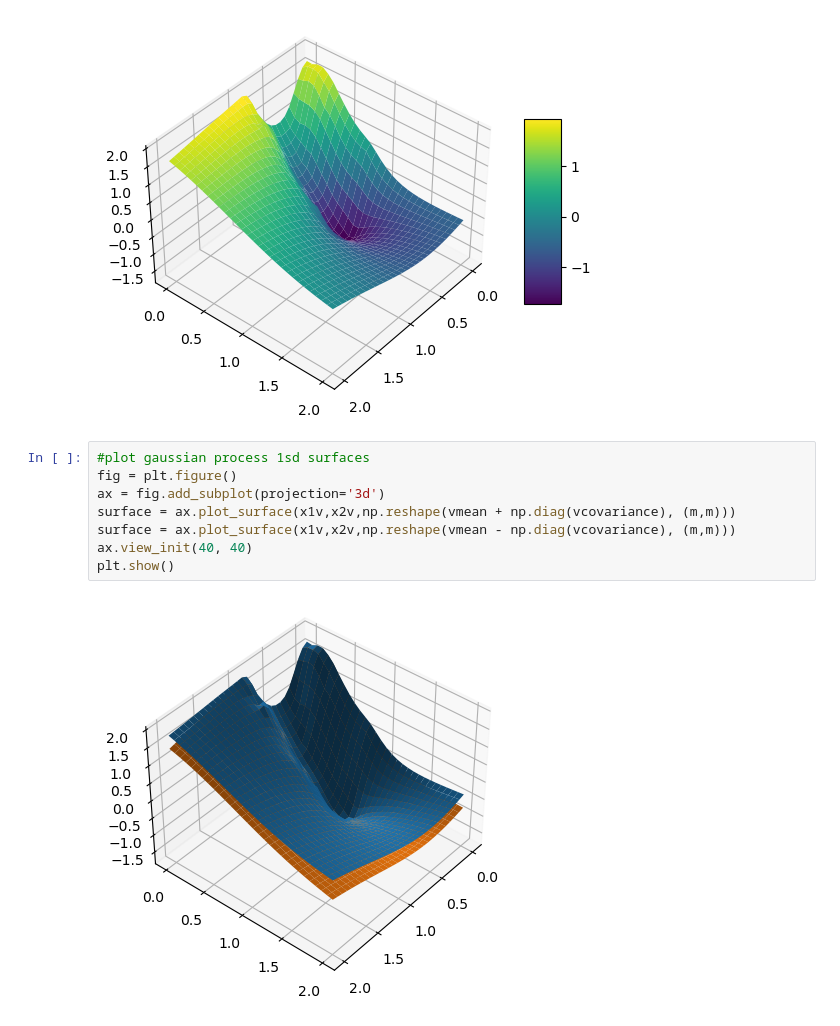
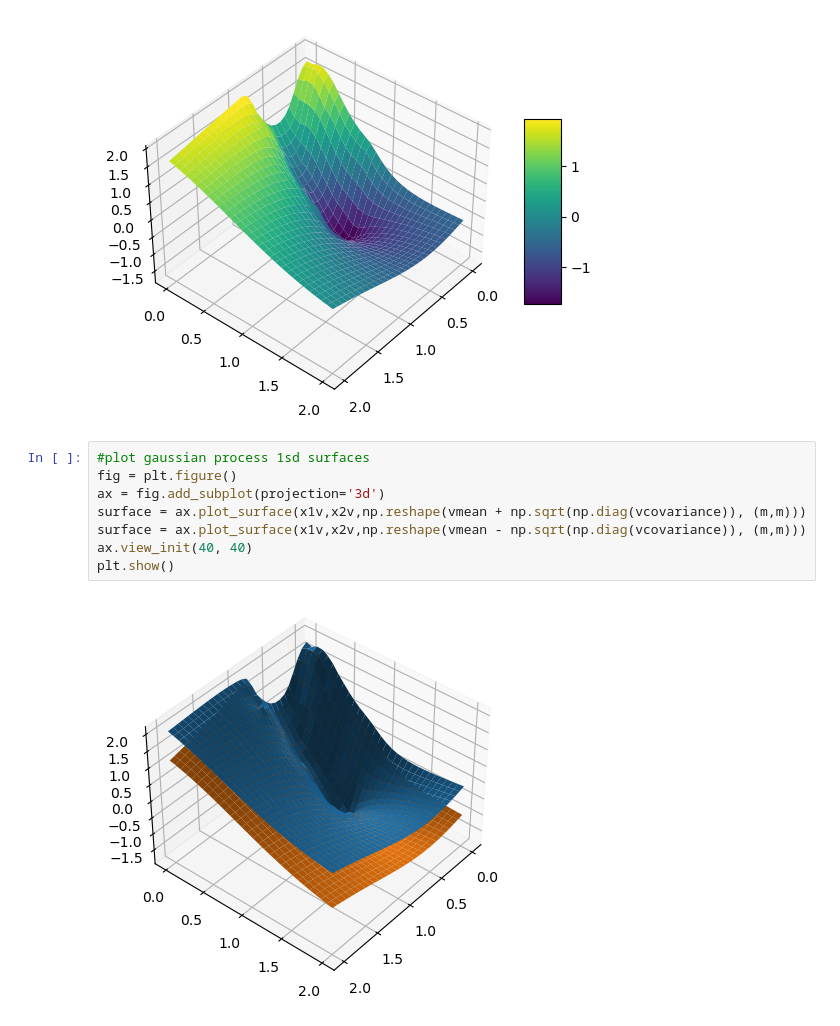
Before and after one commit to asaha1203/cx-4803, a Jupyter notebook: hw_5/hw_5_q3.ipynb, the cells around one changed output. Drawn from its saved outputs; the diff is of its cells as text.

```diff
--- a/hw_5/hw_5_q3.ipynb
+++ b/hw_5/hw_5_q3.ipynb
@@ -103,10 +103,10 @@ plt.show()
 # %%
 #plot gaussian process 1sd surfaces
 fig = plt.figure()
 ax = fig.add_subplot(projection='3d')
-surface = ax.plot_surface(x1v,x2v,np.reshape(vmean + np.diag(vcovariance), (m,m)))
-surface = ax.plot_surface(x1v,x2v,np.reshape(vmean - np.diag(vcovariance), (m,m)))
+surface = ax.plot_surface(x1v,x2v,np.reshape(vmean + np.sqrt(np.diag(vcovariance)), (m,m)))
+surface = ax.plot_surface(x1v,x2v,np.reshape(vmean - np.sqrt(np.diag(vcovariance)), (m,m)))
 ax.view_init(40, 40)
 plt.show()
 # %% [output]
-[figure, old version]
+[figure, new version]
```
Also changed, not shown: 4 other files.
